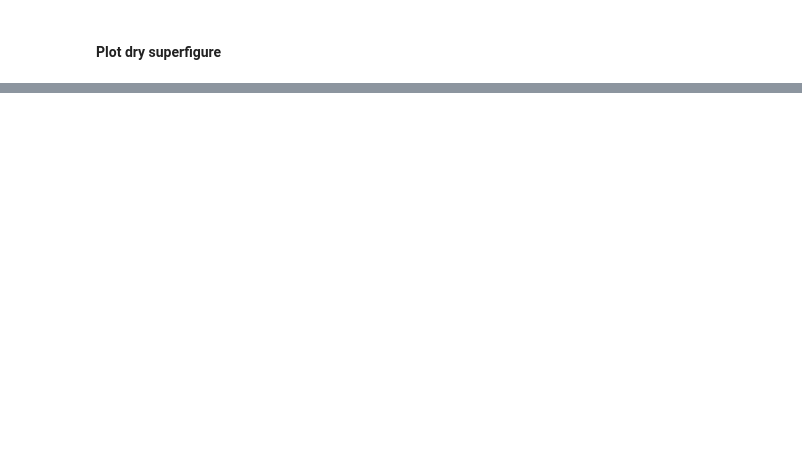
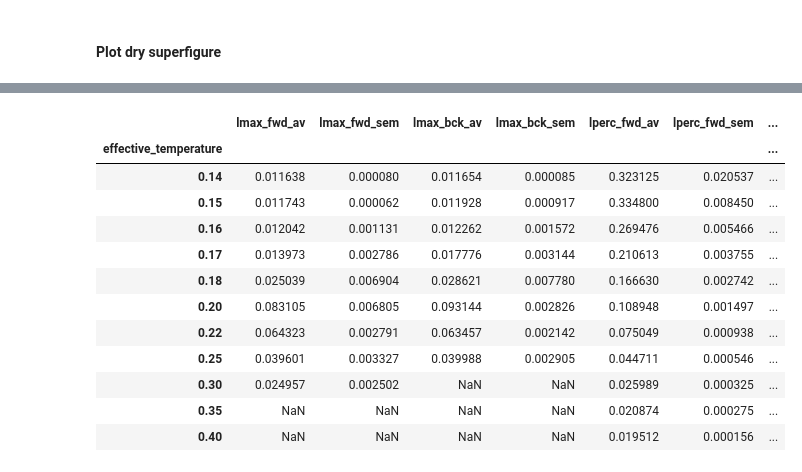
Before and after one commit to simonguld/Thesis, a Jupyter notebook: NematicAnalysis/defect_unbinding/plot_dry.ipynb, the cells around one changed output, grey strips where cells are left out. Drawn from its saved outputs; the diff is of its cells as text; code cells hidden in the pictures; blank space fills up the shorter version.

```diff
--- a/NematicAnalysis/defect_unbinding/plot_dry.ipynb
+++ b/NematicAnalysis/defect_unbinding/plot_dry.ipynb
@@ -401,7 +402,7 @@ def plot_order_param_double(order_param_arr, act_list, idx_lower, Nframes, ninfo
 LX = 256
 mode = 'dryvl'
 calc_order_param_sem = False
-save_figs = True
+save_figs = False
 letter_subfigs = True
 
 extract = False
@@ -838,0 +1162,16 @@ if mode == 'dryvl':
+# %%
+df_nn
+# %% [output]
+|  | lmax_fwd_av | lmax_fwd_sem | lmax_bck_av | lmax_bck_sem | lperc_fwd_av | lperc_fwd_sem | ... |
+| effective_temperature |  |  |  |  |  |  | ... |
+| 0.14 | 0.011638 | 0.000080 | 0.011654 | 0.000085 | 0.323125 | 0.020537 | ... |
+| 0.15 | 0.011743 | 0.000062 | 0.011928 | 0.000917 | 0.334800 | 0.008450 | ... |
+| 0.16 | 0.012042 | 0.001131 | 0.012262 | 0.001572 | 0.269476 | 0.005466 | ... |
+| 0.17 | 0.013973 | 0.002786 | 0.017776 | 0.003144 | 0.210613 | 0.003755 | ... |
+| 0.18 | 0.025039 | 0.006904 | 0.028621 | 0.007780 | 0.166630 | 0.002742 | ... |
+| 0.20 | 0.083105 | 0.006805 | 0.093144 | 0.002826 | 0.108948 | 0.001497 | ... |
+| 0.22 | 0.064323 | 0.002791 | 0.063457 | 0.002142 | 0.075049 | 0.000938 | ... |
+| 0.25 | 0.039601 | 0.003327 | 0.039988 | 0.002905 | 0.044711 | 0.000546 | ... |
+| 0.30 | 0.024957 | 0.002502 | NaN | NaN | 0.025989 | 0.000325 | ... |
+| 0.35 | NaN | NaN | NaN | NaN | 0.020874 | 0.000275 | ... |
+| 0.40 | NaN | NaN | NaN | NaN | 0.019512 | 0.000156 | ... |
```
Also changed, not shown: parts of 11 cells of this notebook.
